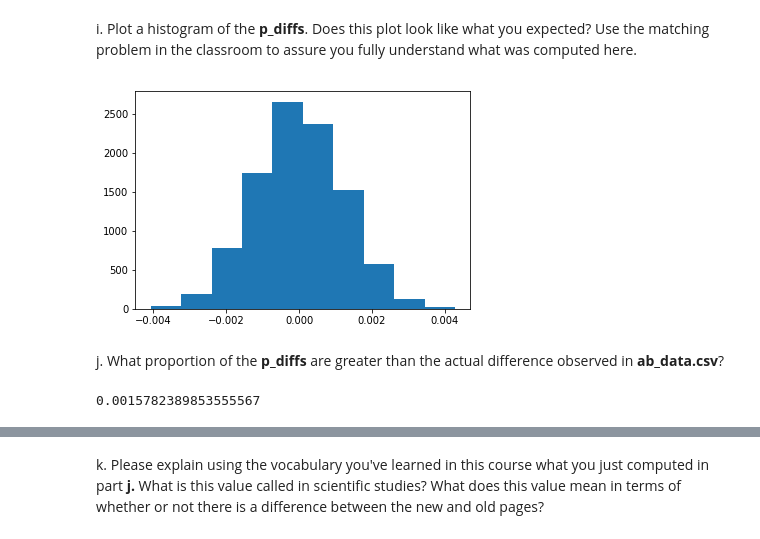
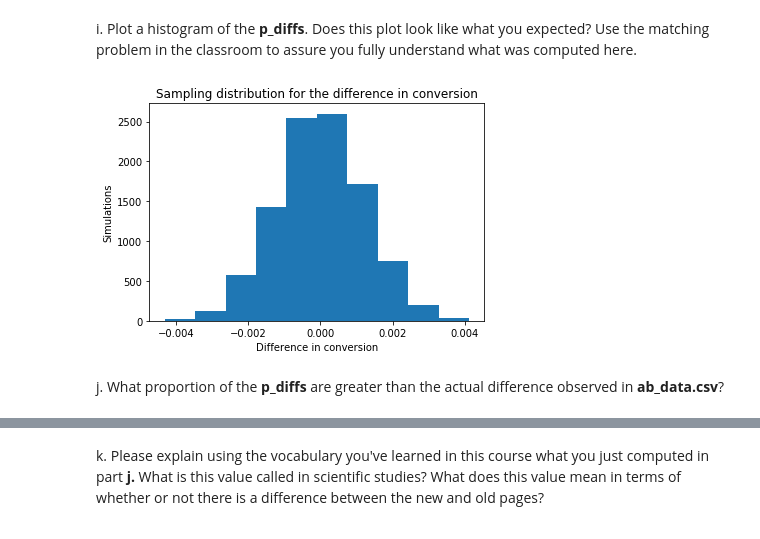
Before and after one commit to simonvlc/Coursera_Capstone, a Jupyter notebook: practical_statistics/analyze_ab_test_results_notebook.ipynb, the cells around one changed output, grey strips where cells are left out. Cells and saved outputs as stored; diff of their text form; code cells hidden in the pictures.

```diff
--- a/practical_statistics/analyze_ab_test_results_notebook.ipynb
+++ b/practical_statistics/analyze_ab_test_results_notebook.ipynb
@@ -223,8 +222,8 @@ p_new_conversion
 b. What is the **conversion rate** for $p_{old}$ under the null? <br><br>
 # %%
 # We are assuming that $p_{new} conversion = $p_{old} so...
-p_old_conversion = p_new_conversion
-p_old_conversion
+p_old = p_new
+p_old
 # %% [output]
 0.11959708724499628
 # %% [markdown]
@@ -244,11 +243,11 @@ n_old
 # %% [markdown]
 e. Simulate $n_{new}$ transactions with a conversion rate of $p_{new}$ under the null.  Store these $n_{new}$ 1's and 0's in **new_page_converted**.
 # %%
-new_page_converted = np.random.choice([0,1], n_new, p=(p_new_conversion, 1-p_new_conversion))
+new_page_converted = np.random.choice([0,1], n_new, p=(p_new, 1-p_new))
 # %% [markdown]
 f. Simulate $n_{old}$ transactions with a conversion rate of $p_{old}$ under the null.  Store these $n_{old}$ 1's and 0's in **old_page_converted**.
 # %%
-old_page_converted = np.random.choice([0,1], n_old, p=(p_old_conversion, 1-p_old_conversion))
+old_page_converted = np.random.choice([0,1], n_old, p=(p_old, 1-p_old))
 # %% [markdown]
 g. Find $p_{new}$ - $p_{old}$ for your simulated values from part (e) and (f).
 # %%
@@ -260,20 +259,18 @@ h. Create 10,000 $p_{new}$ - $p_{old}$ values using the same simulation process
 # %%
 p_diffs = []
 for _ in range(10000):
-    new_page_converted = np.random.choice([0,1], n_new, p=(p_new_conversion, 1-p_new_conversion))
-    old_page_converted = np.random.choice([0,1], n_old, p=(p_old_conversion, 1-p_old_conversion))
+    new_page_converted = np.random.choice([0,1], n_new, p=(p_new, 1-p_new))
+    old_page_converted = np.random.choice([0,1], n_old, p=(p_old, 1-p_old))
     p_diffs.append(new_page_converted.mean() - old_page_converted.mean())
 # %% [markdown]
 i. Plot a histogram of the **p_diffs**.  Does this plot look like what you expected?  Use the matching problem in the classroom to assure you fully understand what was computed here.
 # %%
 p_diffs = np.array(p_diffs)
 plt.hist(p_diffs);
+plt.ylabel('Simulations')
+plt.xlabel('Difference in conversion')
+plt.title('Sampling distribution for the difference in conversion');
 # %% [output]
-[figure, old version]
+[figure, new version]
 # %% [markdown]
 j. What proportion of the **p_diffs** are greater than the actual difference observed in **ab_data.csv**?
-# %%
-obs_diff = control_group_conversion_rate - treatment_group_conversion_rate
-obs_diff
-# %% [output]
-0.0015782389853555567
```
Also changed, not shown: parts of 21 cells of this notebook.
